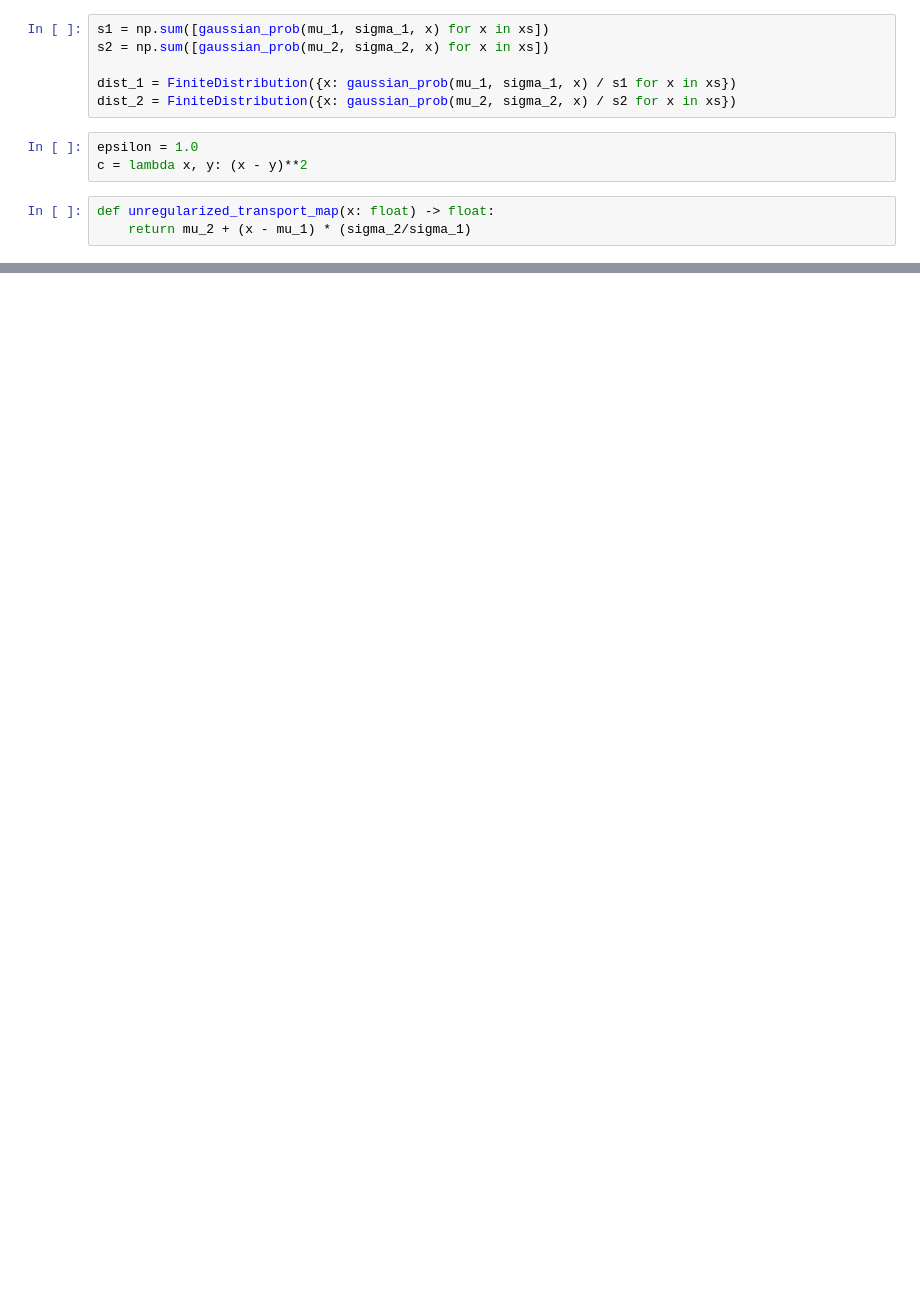
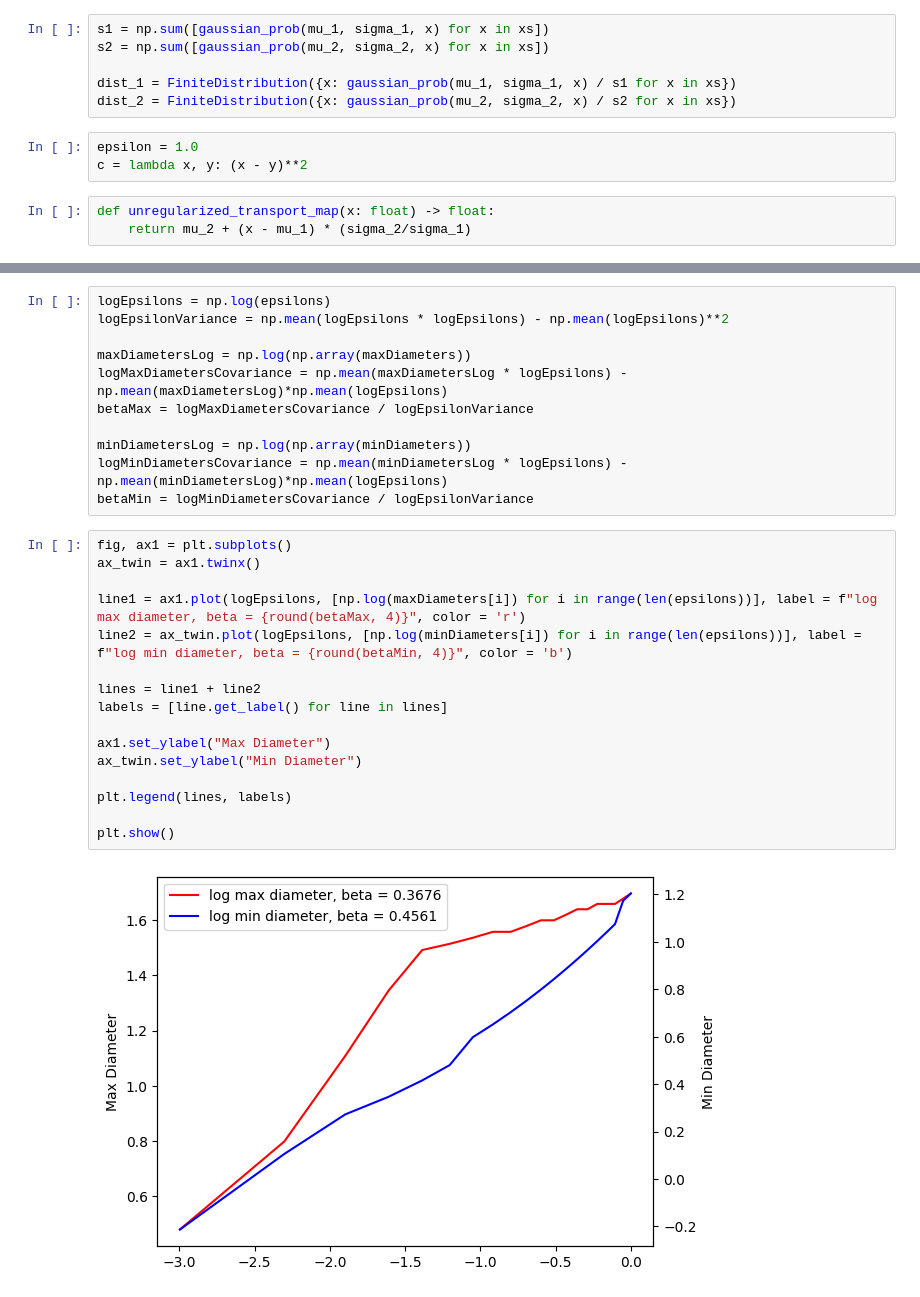
Before and after one commit to wasness-apma/quadraticOT, a Jupyter notebook: examples/gaussian_disc_p_to_1.ipynb, the cells around one changed output, grey strips where cells are left out. Saved outputs shown, nothing was run; the diff lists cells and outputs as text; blank space fills up the shorter version.

```diff
--- a/examples/gaussian_disc_p_to_1.ipynb
+++ b/examples/gaussian_disc_p_to_1.ipynb
@@ -112,0 +202,29 @@ plt.show()
+# %%
+logEpsilons = np.log(epsilons)
+logEpsilonVariance = np.mean(logEpsilons * logEpsilons) - np.mean(logEpsilons)**2
+
+maxDiametersLog = np.log(np.array(maxDiameters))
+logMaxDiametersCovariance = np.mean(maxDiametersLog * logEpsilons) - np.mean(maxDiametersLog)*np.mean(logEpsilons)
+betaMax = logMaxDiametersCovariance / logEpsilonVariance
+
+minDiametersLog = np.log(np.array(minDiameters))
+logMinDiametersCovariance = np.mean(minDiametersLog * logEpsilons) - np.mean(minDiametersLog)*np.mean(logEpsilons)
+betaMin = logMinDiametersCovariance / logEpsilonVariance
+# %%
+fig, ax1 = plt.subplots()
+ax_twin = ax1.twinx()
+
+line1 = ax1.plot(logEpsilons, [np.log(maxDiameters[i]) for i in range(len(epsilons))], label = f"log max diameter, beta = {round(betaMax, 4)}", color = 'r')
+line2 = ax_twin.plot(logEpsilons, [np.log(minDiameters[i]) for i in range(len(epsilons))], label = f"log min diameter, beta = {round(betaMin, 4)}", color = 'b')
+
+lines = line1 + line2
+labels = [line.get_label() for line in lines]
+
+ax1.set_ylabel("Max Diameter")
+ax_twin.set_ylabel("Min Diameter")
+
+plt.legend(lines, labels)
+
+plt.show()
+# %% [output]
+[figure, added]
```
Also changed, not shown: parts of 8 cells of this notebook.
